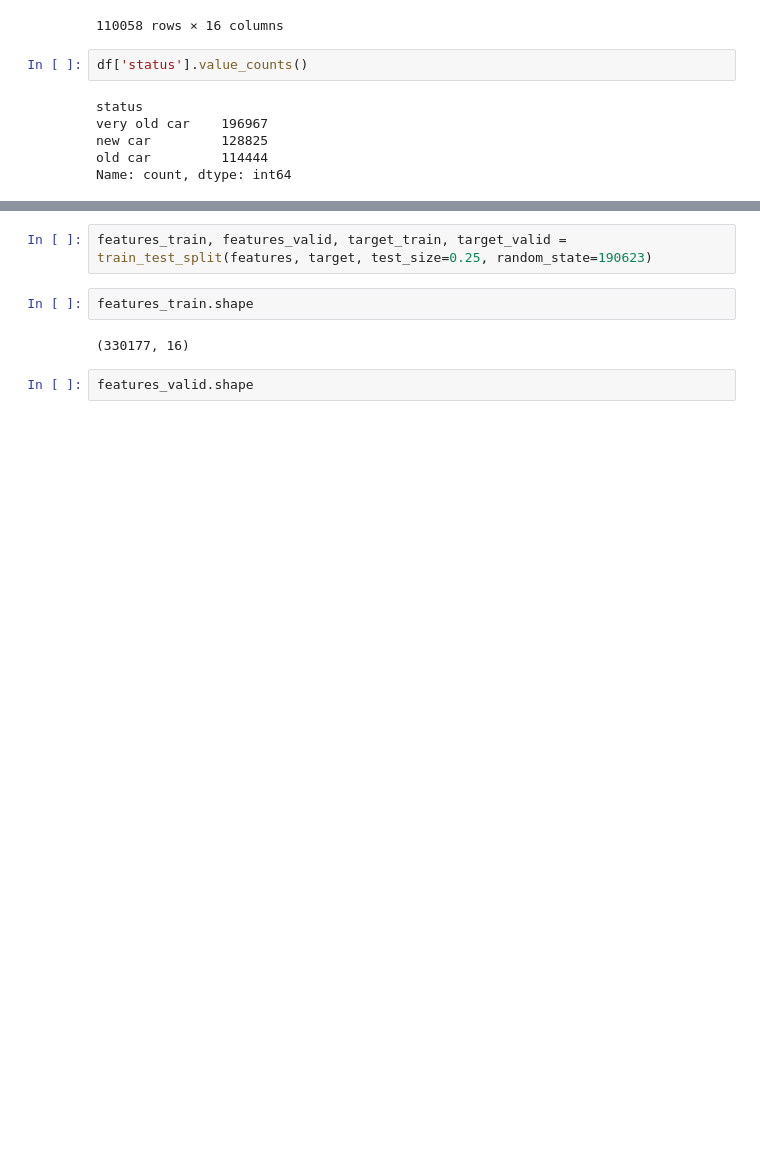
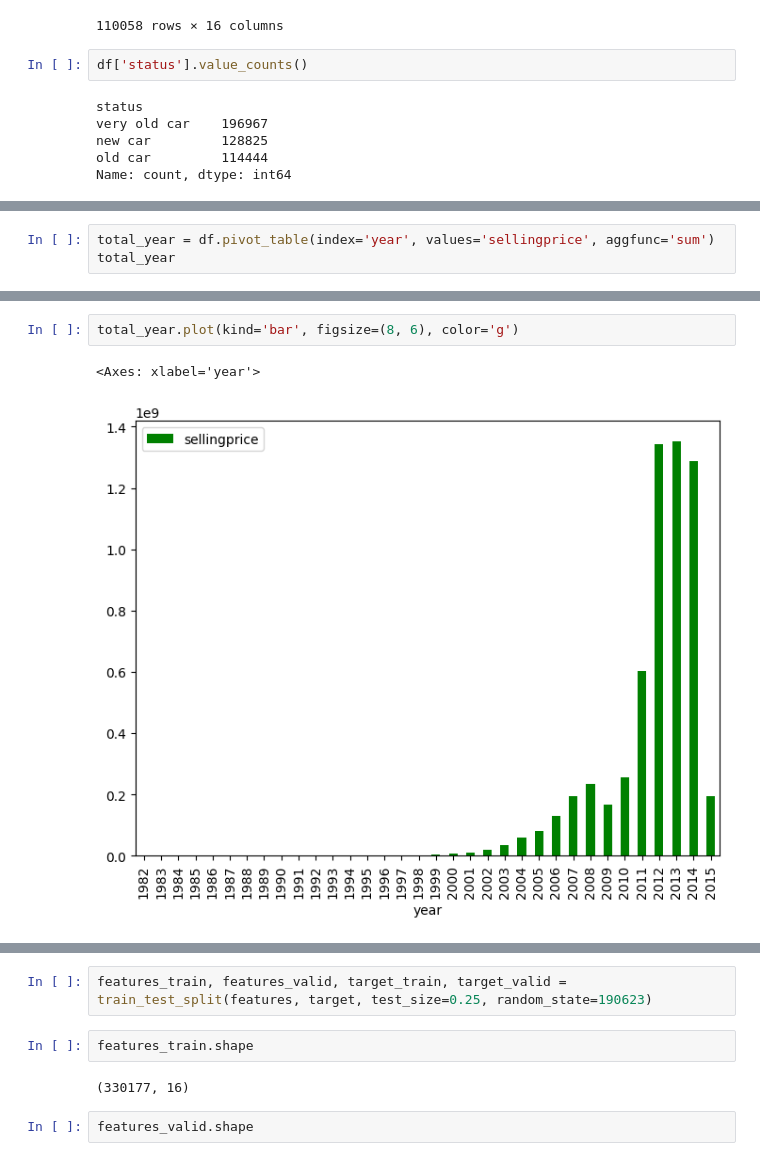
Before and after one commit to IgorSapelkin/Pet-projects, a Jupyter notebook: kaggle_competition/competition2.ipynb, the cells around one changed output, grey strips where cells are left out. Drawn from its saved outputs; the diff is of its cells as text; blank space fills up the shorter version.

```diff
--- a/kaggle_competition/competition2.ipynb
+++ b/kaggle_competition/competition2.ipynb
@@ -829,0 +696,3 @@ Name: sellingprice, Length: 440236, dtype: int64
+# %%
+total_year = df.pivot_table(index='year', values='sellingprice', aggfunc='sum')
+total_year
@@ -829,0 +718,5 @@ Name: sellingprice, Length: 440236, dtype: int64
+# %%
+total_year.plot(kind='bar', figsize=(8, 6), color='g')
+# %% [output]
+<Axes: xlabel='year'>
+[figure, added]
```
Also changed, not shown: parts of 45 cells of this notebook.
